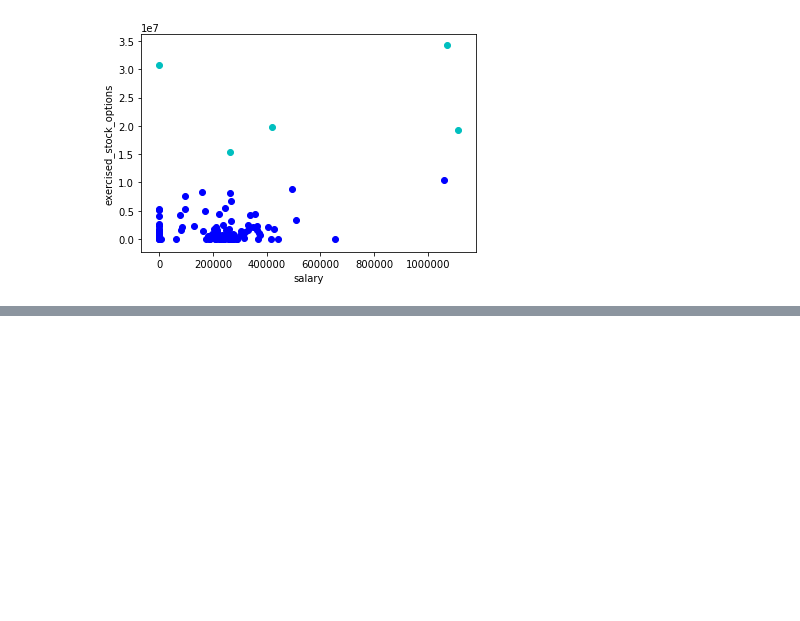
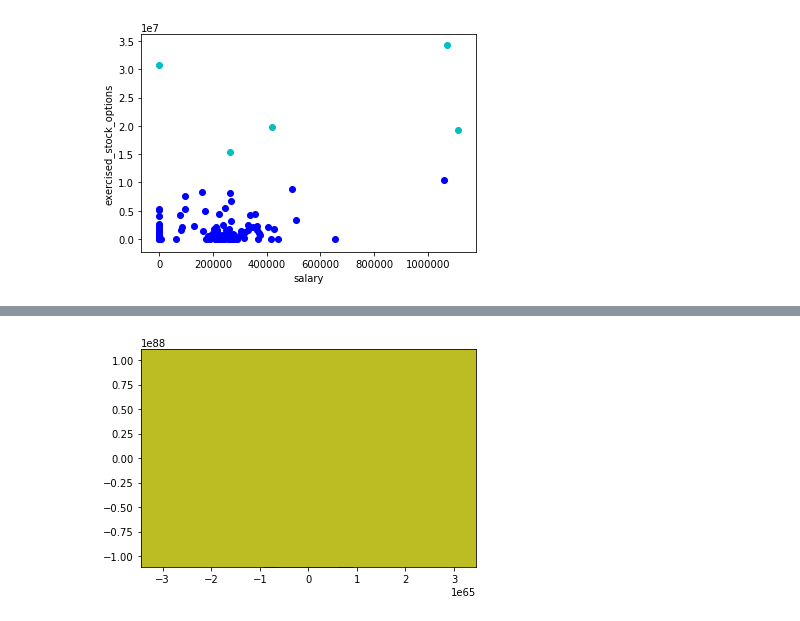
Before and after one commit to eSadikovic/ML, a Jupyter notebook: k-MK.ipynb, the cells around one changed output, grey strips where cells are left out. Drawn from its saved outputs; the diff is of its cells as text; code cells hidden in the pictures; blank space fills up the shorter version.

```diff
--- a/k-MK.ipynb
+++ b/k-MK.ipynb
@@ -82,0 +85,82 @@ except NameError:
+# %%
+#!/usr/bin/python
+
+"""
+    Skeleton code for k-means clustering mini-project.
+"""
+
+
+
+
+import pickle
+import numpy
+import matplotlib.pyplot as plt
+import sys
+sys.path.append("../tools/")
+from feature_format import featureFormat, targetFeatureSplit
+from sklearn.cluster import KMeans
+
+
+
+
+def Draw(pred, features, poi, mark_poi=False, name="image.png", f1_name="feature 1", f2_name="feature 2", f3_name="feature 3"):
+    """ some plotting code designed to help you visualize your clusters """
+
+    ### plot each cluster with a different color--add more colors for
+    ### drawing more than five clusters
+    colors = ["b", "c", "k", "m", "g"]
+    for ii, pp in enumerate(pred):
+        plt.scatter(features[ii][0], features[ii][1], color = colors[pred[ii]])
+
+    ### if you like, place red stars over points that are POIs (just for funsies)
+    if mark_poi:
+        for ii, pp in enumerate(pred):
+            if poi[ii]:
+                plt.scatter(features[ii][0], features[ii][1], color="r", marker="*")
+    plt.xlabel(f1_name)
+    plt.ylabel(f2_name)
+    plt.savefig(name)
+    plt.show()
+
+
+
+### load in the dict of dicts containing all the data on each person in the dataset
+data_dict = pickle.load( open("../final_project/final_project_dataset.pkl", "r") )
+### there's an outlier--remove it!
+data_dict.pop("TOTAL", 0)
+
+
+### the input features we want to use
+### can be any key in the person-level dictionary (salary, director_fees, etc.)
+feature_1 = "salary"
+feature_2 = "exercised_stock_options"
+feature_3 = "total_payments"
+poi  = "poi"
+features_list = [poi, feature_1, feature_2, feature_3]
+data = featureFormat(data_dict, features_list )
+poi, finance_features = targetFeatureSplit( data )
+
+
+### in the "clustering with 3 features" part of the mini-project,
+### you'll want to change this line to
+### for f1, f2, _ in finance_features:
+### (as it's currently written, the line below assumes 2 features)
+for f1, f2, f3 in finance_features:
+    plt.scatter( f1, f2, f3 )
+plt.show()
+
+### cluster here; create predictions of the cluster labels
+### for the data and store them to a list called pred
+
+km = KMeans(n_clusters=3).fit(finance_features)
+pred=km.predict(finance_features)
+
+
+### rename the "name" parameter when you change the number of features
+### so that the figure gets saved to a different file
+try:
+    Draw(pred, finance_features, poi, mark_poi=False, name="clusters.pdf", f1_name=feature_1, f2_name=feature_2, f3_name=feature_3)
+except NameError:
+    print "no predictions object named pred found, no clusters to plot"
+# %% [output]
+[figure, added]
```
Also changed, not shown: parts of 8 cells of this notebook.
